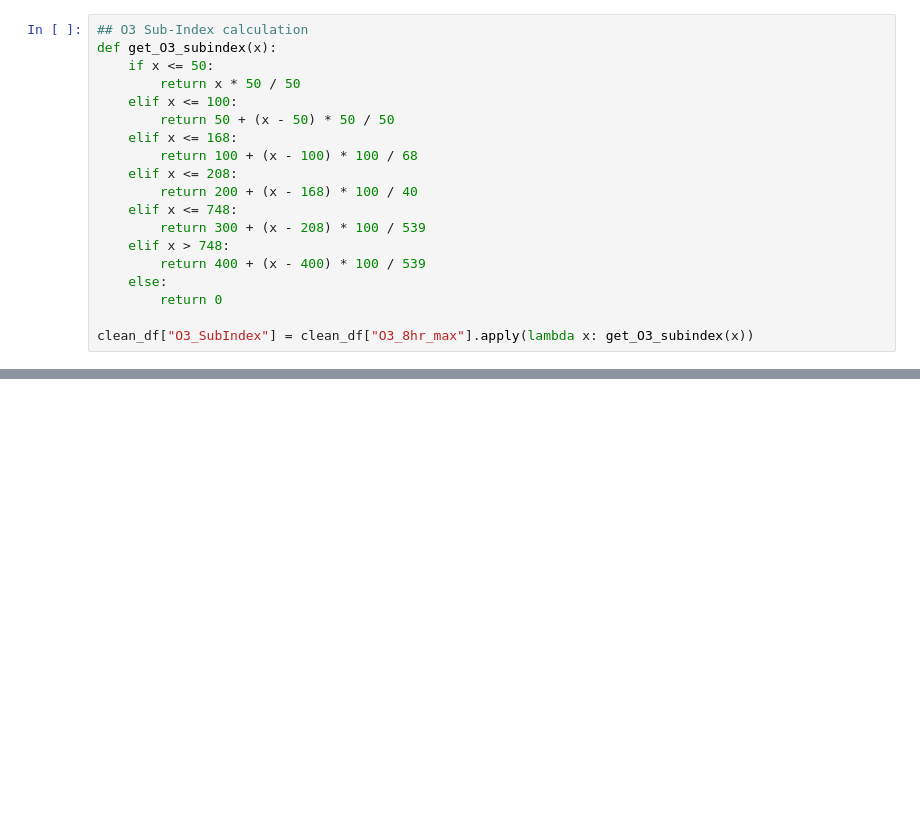
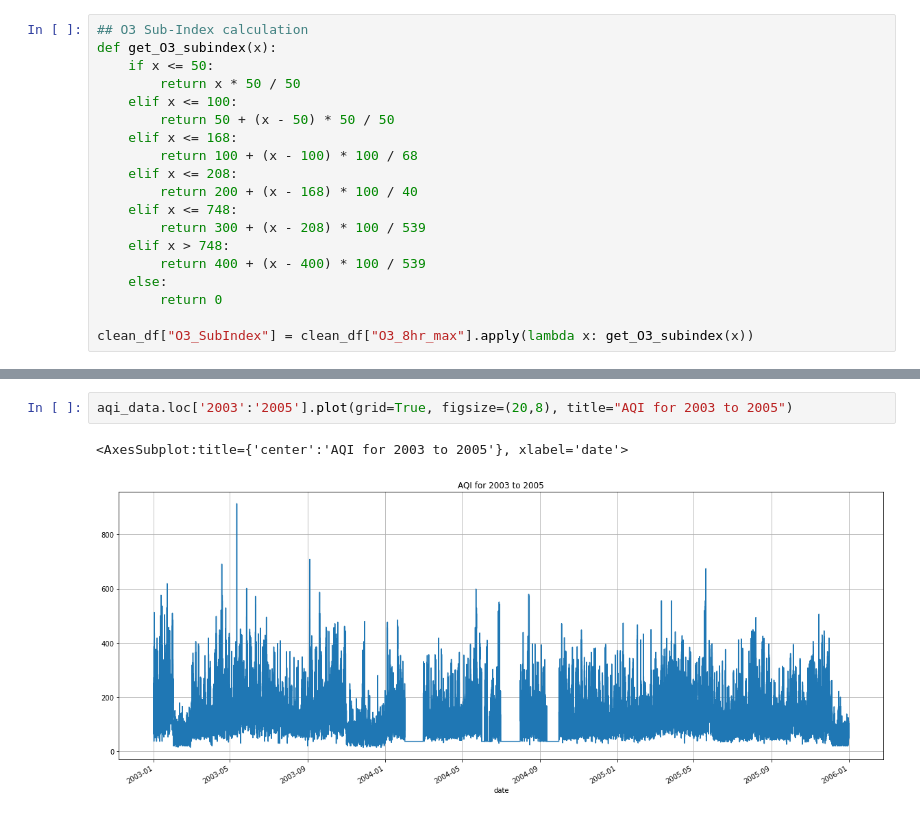
Before and after one commit to lisachukwu/PP22-W607, a Jupyter notebook: W706.ipynb, the cells around one changed output, grey strips where cells are left out. Drawn from its saved outputs; the diff is of its cells as text; blank space fills up the shorter version.

```diff
--- a/W706.ipynb
+++ b/W706.ipynb
@@ -327,0 +363,5 @@ sns.lineplot(x=clean_df.index.year,y=clean_df["AQI_calculated"])
+# %%
+aqi_data.loc['2003':'2005'].plot(grid=True, figsize=(20,8), title="AQI for 2003 to 2005")
+# %% [output]
+<AxesSubplot:title={'center':'AQI for 2003 to 2005'}, xlabel='date'>
+[figure, added]
```
Also changed, not shown: parts of 21 cells of this notebook.
